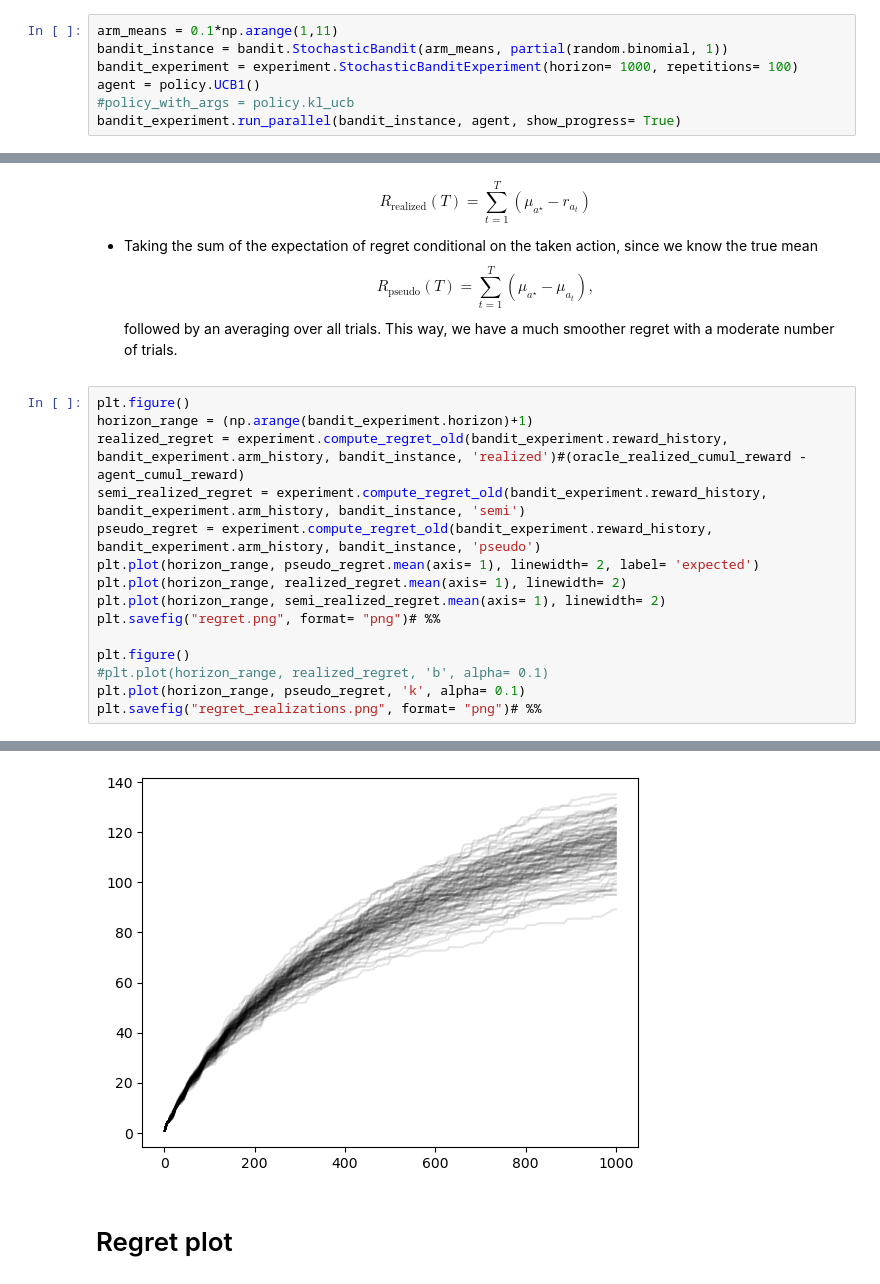
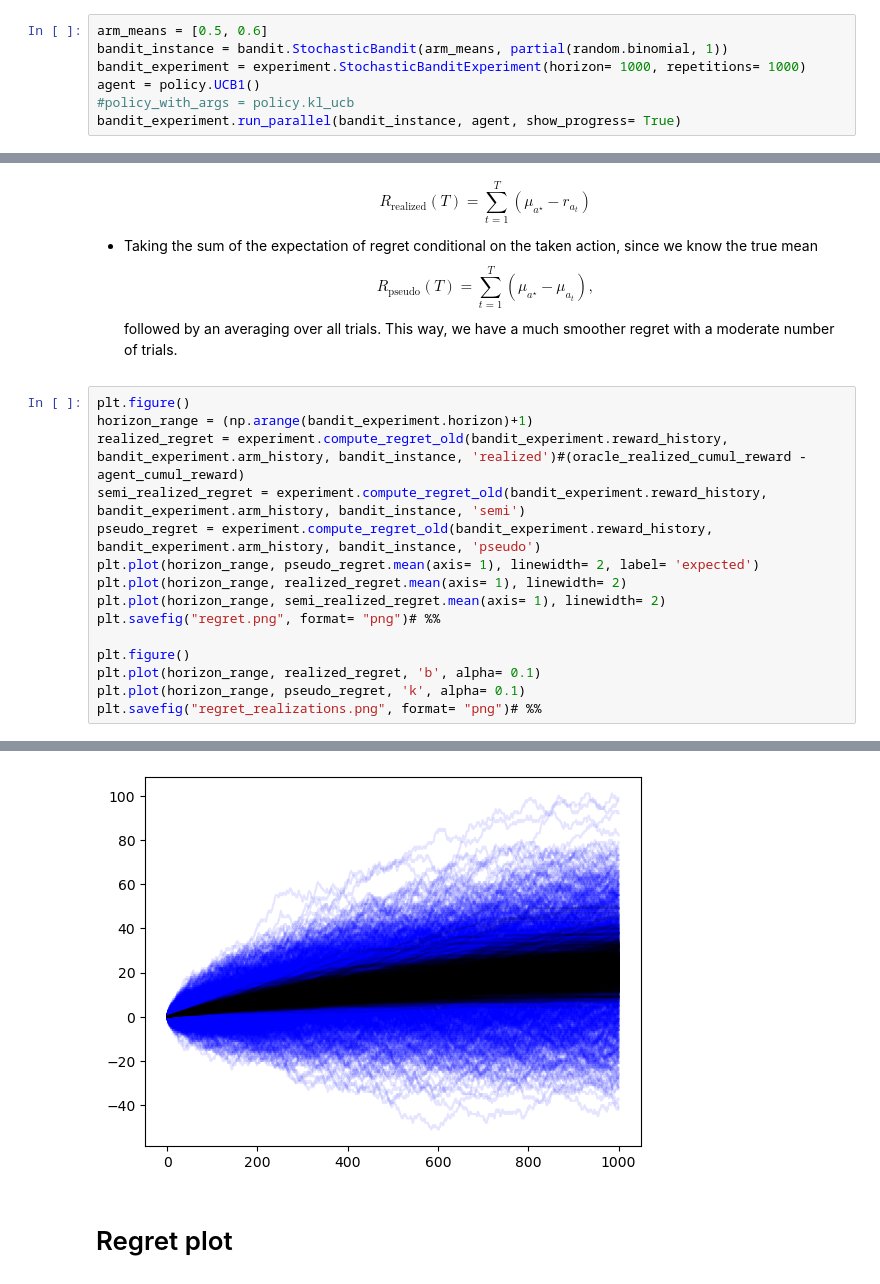
Before and after one commit to sofiendhouib/bandits, a Jupyter notebook: stochastic_bandit.ipynb, the cells around one changed output, grey strips where cells are left out. Cells and saved outputs as stored; diff of their text form.

```diff
--- a/stochastic_bandit.ipynb
+++ b/stochastic_bandit.ipynb
@@ -16,9 +16,9 @@ We consider an agent interacting with a stochastic bandit, and we repeat the exp
 ## Reward generation at each round
 Either we call the random generation routine, or we access a predefined table corresponding to the reward table model. This latter can reduce execution time at the price of memory allocation.
 # %%
-arm_means = 0.1*np.arange(1,11)
+arm_means = [0.5, 0.6]
 bandit_instance = bandit.StochasticBandit(arm_means, partial(random.binomial, 1))
-bandit_experiment = experiment.StochasticBanditExperiment(horizon= 1000, repetitions= 100)
+bandit_experiment = experiment.StochasticBanditExperiment(horizon= 1000, repetitions= 1000)
 agent = policy.UCB1()
 #policy_with_args = policy.kl_ucb
 bandit_experiment.run_parallel(bandit_instance, agent, show_progress= True)
@@ -52,7 +52,7 @@ plt.plot(horizon_range, semi_realized_regret.mean(axis= 1), linewidth= 2)
 plt.savefig("regret.png", format= "png")# %%
 
 plt.figure()
-#plt.plot(horizon_range, realized_regret, 'b', alpha= 0.1)
+plt.plot(horizon_range, realized_regret, 'b', alpha= 0.1)
 plt.plot(horizon_range, pseudo_regret, 'k', alpha= 0.1)
 plt.savefig("regret_realizations.png", format= "png")# %%
 # %% [output]
@@ -60,4 +60,4 @@ plt.savefig("regret_realizations.png", format= "png")# %%
-[figure, old version]
+[figure, new version]
 # %% [markdown]
 # Regret plot
 # %%
```
Also changed, not shown: parts of 2 cells of this notebook.
